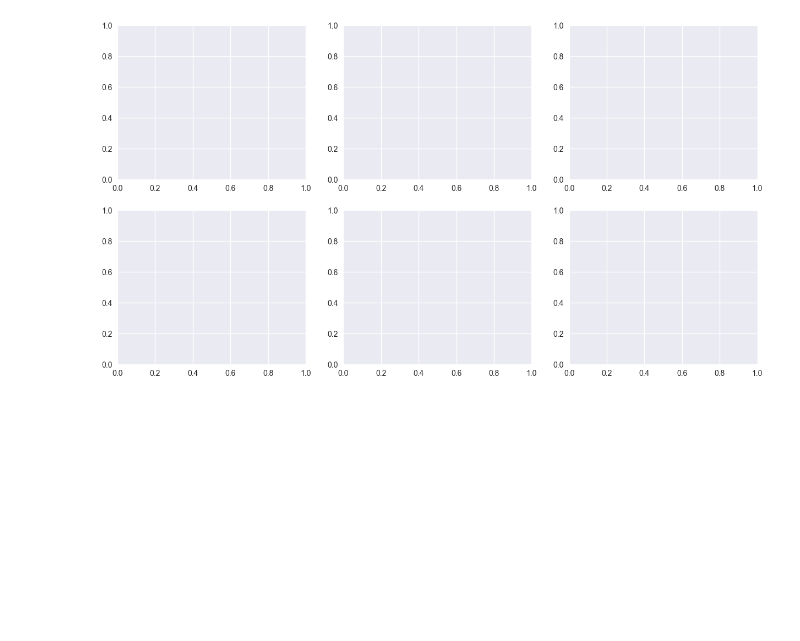
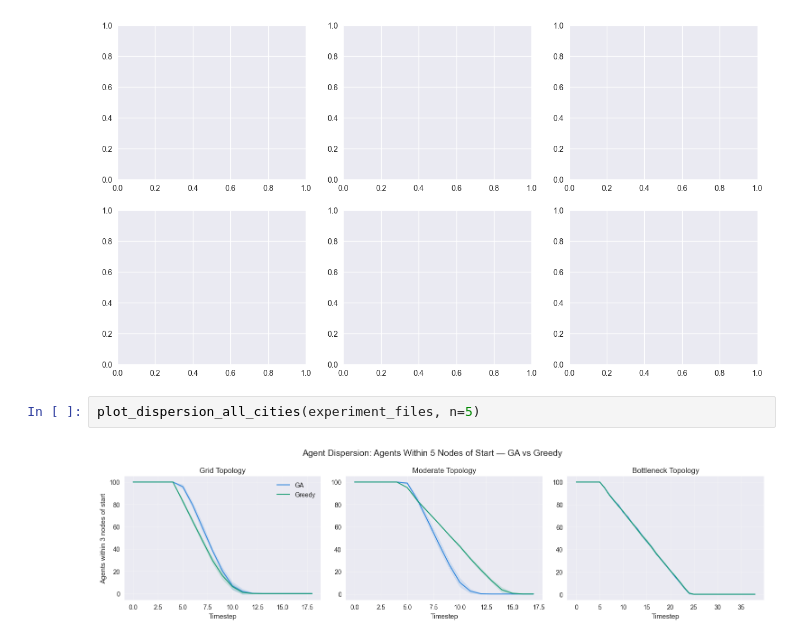
Before and after one commit to lpow311/dissertation, a Jupyter notebook: 5_3_delayed_starts_comparison.ipynb, the cells around one changed output. Saved outputs shown, nothing was run; the diff lists cells and outputs as text; blank space fills up the shorter version.

```diff
--- a/5_3_delayed_starts_comparison.ipynb
+++ b/5_3_delayed_starts_comparison.ipynb
@@ -103,3 +103,7 @@ plot_metrics_by_human_behaviour(experiment_files, behaviour='delay')
 # %% [output]
 KeyError: 'delay'
 [figure]
+# %%
+plot_dispersion_all_cities(experiment_files, n=5)
+# %% [output]
+[figure, added]
```
Also changed, not shown: 3 other files.
